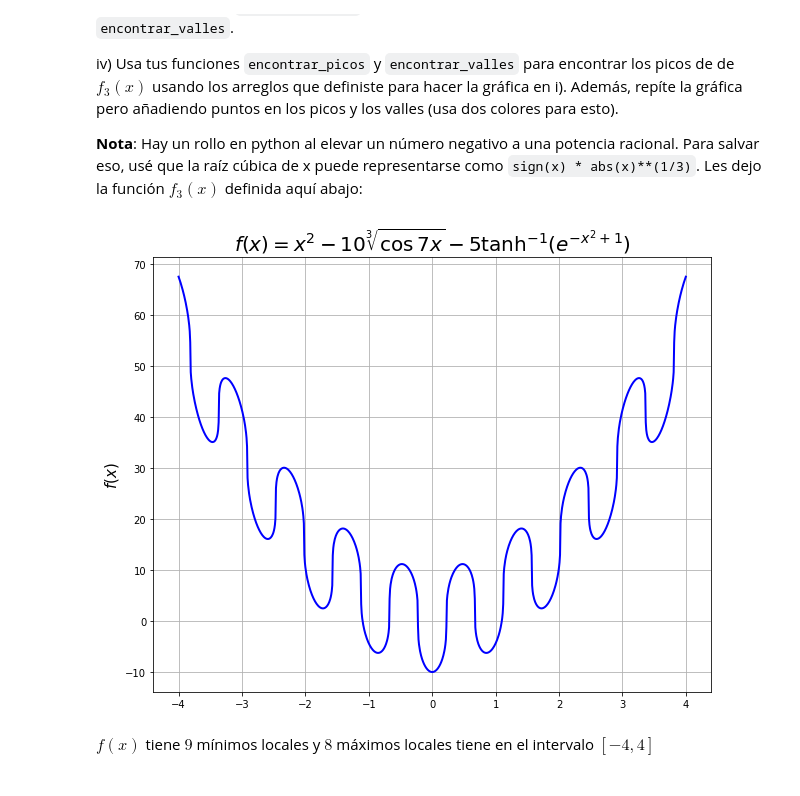
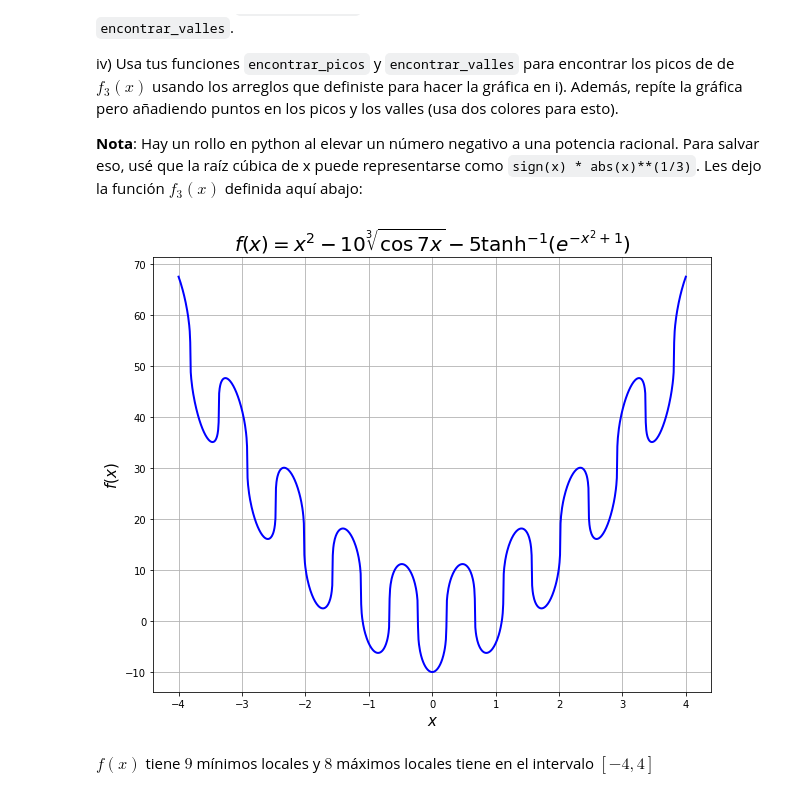
Before and after one commit to ChristopherLR12/Tareas_fisica_comp, a Jupyter notebook: tarea03_Christopher_López.ipynb, the cells around one changed output. Saved outputs shown, nothing was run; the diff lists cells and outputs as text; code cells hidden in the pictures.

```diff
--- a/tarea03_Christopher_López.ipynb
+++ b/tarea03_Christopher_López.ipynb
@@ -106,20 +106,21 @@ iv) Usa tus funciones `encontrar_picos` y `encontrar_valles` para encontrar los
 # %%
 #I)
 
 def f3(x):
     return x**2 - 10*np.sign(np.cos(7*x))*abs(np.cos(7*x))**(1/3) - 5*np.arctanh(np.exp(-x**2)-1)
 
 xx_datos = np.linspace(-4,4,1001)
 yy_datos = [f3(x) for x in xx_datos]
 
 plt.figure(figsize=(10,8))
 plt.plot(xx_datos,yy_datos,lw=2,c="b")
+plt.xlabel("$x$",fontsize=15)
 plt.ylabel("$f(x)$",fontsize=15)
 plt.title("$f(x)=x^2 - 10\sqrt[3]{\cos{7x}} - 5\\tanh^{-1}{( e^{-x^2+1})}$", fontsize=20)
 plt.grid()
 plt.show()
 # %% [output]
-[figure, old version]
+[figure, new version]
 # %% [markdown]
 $f(x)$ tiene $9$ mínimos locales y $8$ máximos locales tiene en el intervalo $[-4,4]$
 # %%
```
